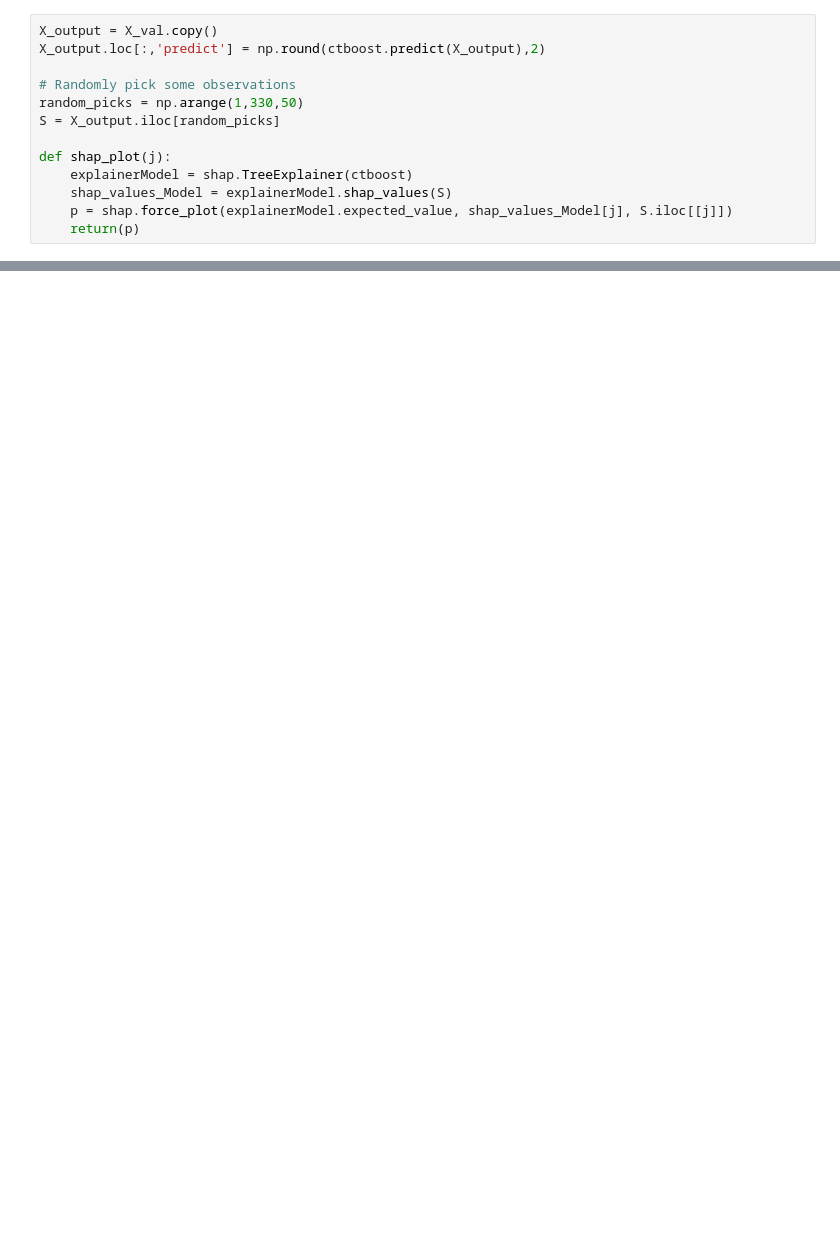
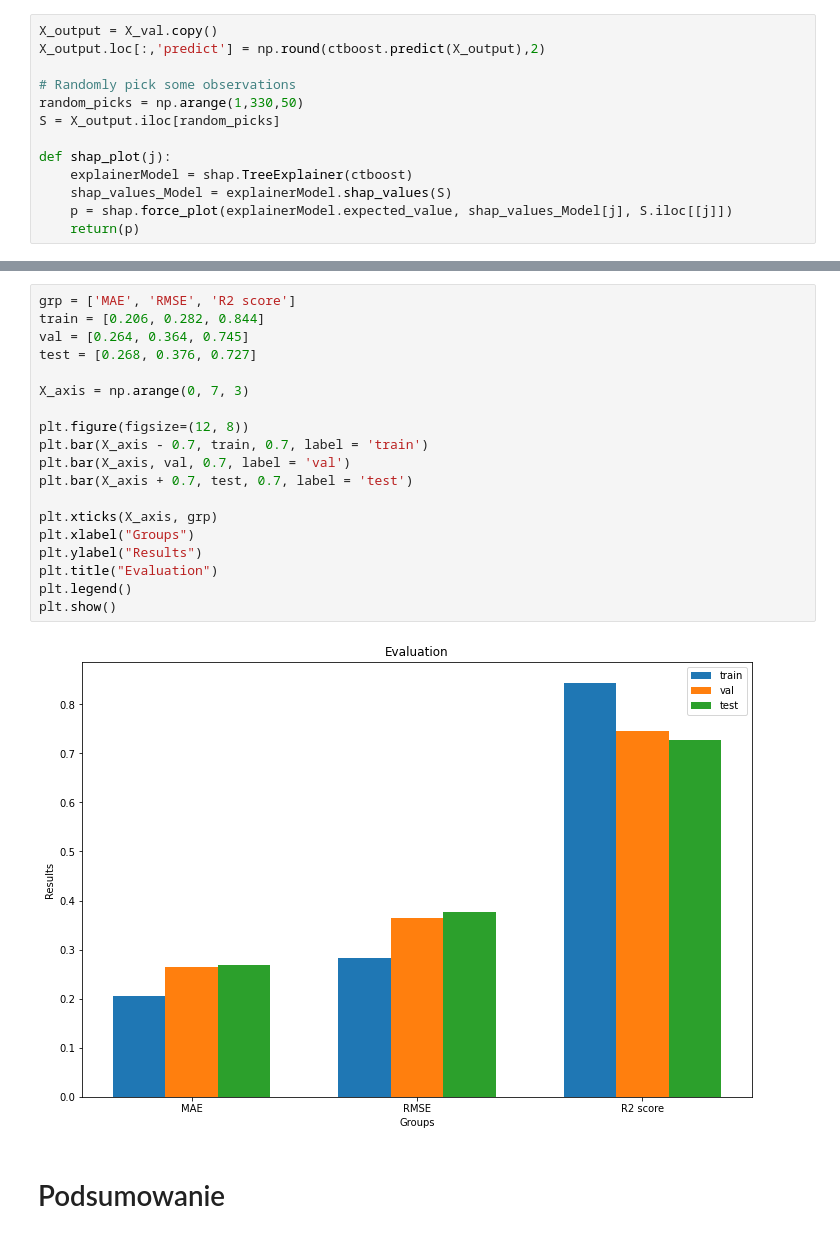
Before and after one commit to WJakubowsk/StudentsDataHack2022, a Jupyter notebook: preprocessing_and_models.ipynb, the cells around one changed output, grey strips where cells are left out. Cells and saved outputs as stored; diff of their text form; blank space fills up the shorter version.

```diff
--- a/preprocessing_and_models.ipynb
+++ b/preprocessing_and_models.ipynb
@@ -404,0 +589,23 @@ plt.show()
+# %%
+grp = ['MAE', 'RMSE', 'R2 score']
+train = [0.206, 0.282, 0.844]
+val = [0.264, 0.364, 0.745]
+test = [0.268, 0.376, 0.727]
+
+X_axis = np.arange(0, 7, 3)
+
+plt.figure(figsize=(12, 8))
+plt.bar(X_axis - 0.7, train, 0.7, label = 'train')
+plt.bar(X_axis, val, 0.7, label = 'val')
+plt.bar(X_axis + 0.7, test, 0.7, label = 'test')
+
+plt.xticks(X_axis, grp)
+plt.xlabel("Groups")
+plt.ylabel("Results")
+plt.title("Evaluation")
+plt.legend()
+plt.show()
+# %% [output]
+[figure, added]
+# %% [markdown]
+# Podsumowanie
```
Also changed, not shown: parts of 33 cells of this notebook, 1 other file.
